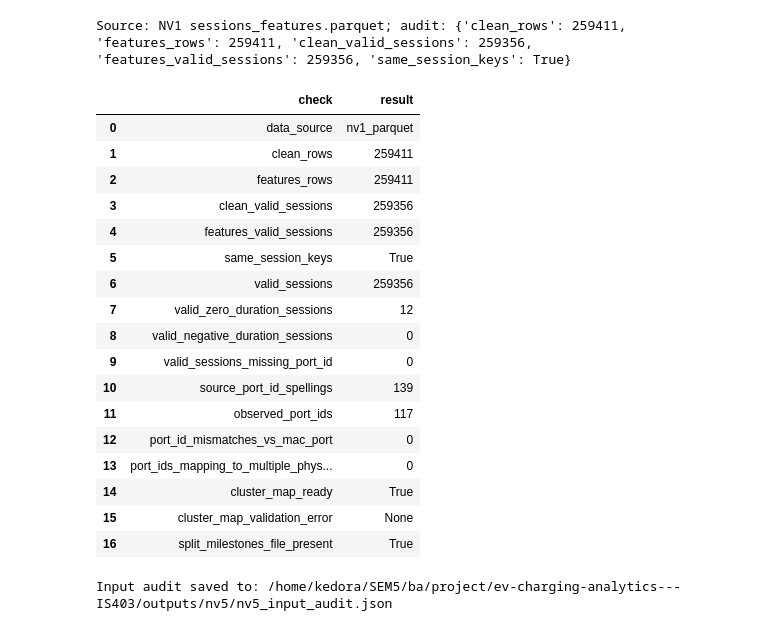
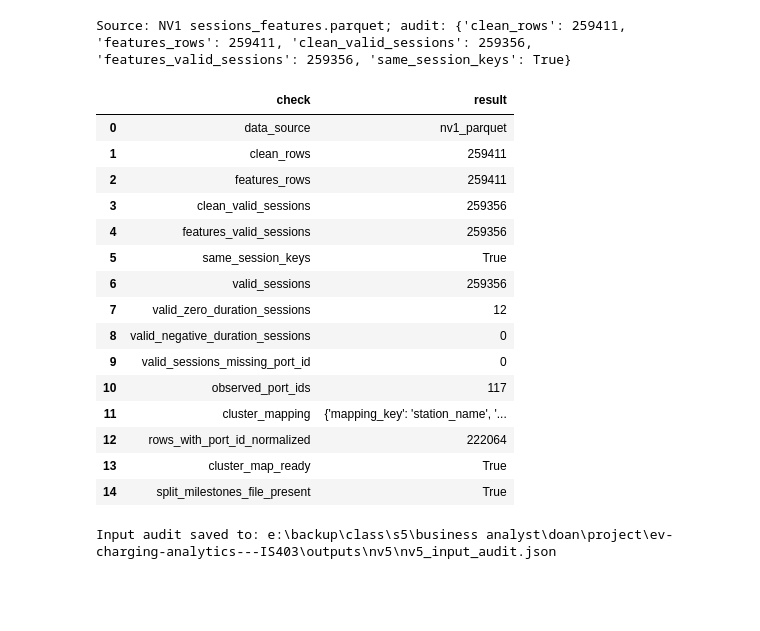
Before and after one commit to mkn67/ev-charging-analytics---IS403, a Jupyter notebook: notebooks/05_NV5_demand_forecasting.ipynb, the cells around one changed output. Saved outputs shown, nothing was run; the diff lists cells and outputs as text; code cells hidden in the pictures; blank space fills up the shorter version.

```diff
--- a/notebooks/05_NV5_demand_forecasting.ipynb
+++ b/notebooks/05_NV5_demand_forecasting.ipynb
@@ -547,67 +435,48 @@ sessions, data_source, source_audit = load_sessions()
 valid_sessions = sessions.loc[sessions.is_valid_session.fillna(False)].copy()
 valid_start = _as_datetime(valid_sessions["start_datetime_utc"])
 valid_end = _as_datetime(valid_sessions["end_datetime_utc"])
-expected_ids = _expected_port_id(sessions)
-stored_ids = _normalize_port_id(sessions["port_id"])
-id_comparable = expected_ids.notna() & stored_ids.notna()
-id_mismatches = int((expected_ids.loc[id_comparable] != stored_ids.loc[id_comparable]).sum())
-port_pairs = sessions.loc[sessions.port_id.notna(), ["port_id", "MAC Address", "Port Number"]].drop_duplicates()
-port_pair_conflicts = int(port_pairs.groupby("port_id")[["MAC Address", "Port Number"]].nunique().gt(1).any(axis=1).sum())
 cluster_map_path = ROOT / "data" / "processed" / "station_cluster_map.csv"
 splits_path = ROOT / "reports" / "nv5_splits.json"
-cluster_map_ready = False
-if cluster_map_path.exists():
-    map_preview = pd.read_csv(cluster_map_path, dtype="string")
-    map_has_values = ({"station_name", "cluster_id"}.issubset(map_preview.columns)
-                      and not map_preview[["station_name", "cluster_id"]].isna().any().any()
-                      and not map_preview[["station_name", "cluster_id"]].apply(lambda c: c.str.strip().eq("")).any().any())
-    if map_has_values:
-        try:
-            attach_clusters(sessions, cluster_map_path)
-            cluster_map_ready = True
-        except (ValueError, KeyError) as error:
-            cluster_map_validation_error = str(error)
-    else:
-        cluster_map_validation_error = "Mapping thiếu cột station_name,cluster_id hoặc còn ô rỗng"
+mapped_sessions = attach_clusters(sessions, cluster_map_path)
+expected_ids = mapped_sessions.port_id
+id_mismatches = int((sessions.port_id.astype("string").fillna("") != expected_ids.fillna("")).sum())
+cluster_map_ready = True
+valid_sessions = mapped_sessions.loc[mapped_sessions.is_valid_session.fillna(False)].copy()
 audit = {
     "data_source": data_source,
     **source_audit,
     "valid_sessions": int(len(valid_sessions)),
     "valid_zero_duration_sessions": int((valid_end == valid_start).sum()),
     "valid_negative_duration_sessions": int((valid_end < valid_start).sum()),
     "valid_sessions_missing_port_id": int(valid_sessions.port_id.isna().sum()),
-    "source_port_id_spellings": int(sessions.port_id.nunique()),
     "observed_port_ids": int(expected_ids.nunique()),
-    "port_id_mismatches_vs_mac_port": id_mismatches,
-    "port_ids_mapping_to_multiple_physical_pairs": port_pair_conflicts,
+    "cluster_mapping": mapped_sessions.attrs["cluster_mapping"],
+    "rows_with_port_id_normalized": id_mismatches,
     "cluster_map_ready": bool(cluster_map_ready),
-    "cluster_map_validation_error": locals().get("cluster_map_validation_error"),
     "split_milestones_file_present": bool(splits_path.exists()),
 }
 OUT.mkdir(parents=True, exist_ok=True)
 pd.Series(audit).to_json(OUT / "nv5_input_audit.json", indent=2, force_ascii=False)
 from IPython.display import display
 display(pd.DataFrame({"check": list(audit), "result": list(audit.values())}))
 print("Input audit saved to:", OUT / "nv5_input_audit.json")
 # %% [output]
 Source: NV1 sessions_features.parquet; audit: {'clean_rows': 259411, 'features_rows': 259411, 'clean_valid_sessions': 259356, 'features_valid_sessions': 259356, 'same_session_keys': True}
 |  | check | result |
 | 0 | data_source | nv1_parquet |
 | 1 | clean_rows | 259411 |
 | 2 | features_rows | 259411 |
 | 3 | clean_valid_sessions | 259356 |
 | 4 | features_valid_sessions | 259356 |
 | 5 | same_session_keys | True |
 | 6 | valid_sessions | 259356 |
 | 7 | valid_zero_duration_sessions | 12 |
 | 8 | valid_negative_duration_sessions | 0 |
 | 9 | valid_sessions_missing_port_id | 0 |
-| 10 | source_port_id_spellings | 139 |
-| 11 | observed_port_ids | 117 |
-| 12 | port_id_mismatches_vs_mac_port | 0 |
-| 13 | port_ids_mapping_to_multiple_phys... | 0 |
-| 14 | cluster_map_ready | True |
-| 15 | cluster_map_validation_error | None |
-| 16 | split_milestones_file_present | True |
+| 10 | observed_port_ids | 117 |
+| 11 | cluster_mapping | {'mapping_key': 'station_name', '... |
+| 12 | rows_with_port_id_normalized | 222064 |
+| 13 | cluster_map_ready | True |
+| 14 | split_milestones_file_present | True |
-Input audit saved to: /home/kedora/SEM5/ba/project/ev-charging-analytics---IS403/outputs/nv5/nv5_input_audit.json
+Input audit saved to: e:\backup\class\s5\business analyst\doan\project\ev-charging-analytics---IS403\outputs\nv5\nv5_input_audit.json
 # %% [markdown]
```
Also changed, not shown: parts of 14 cells of this notebook, 12 other files.
